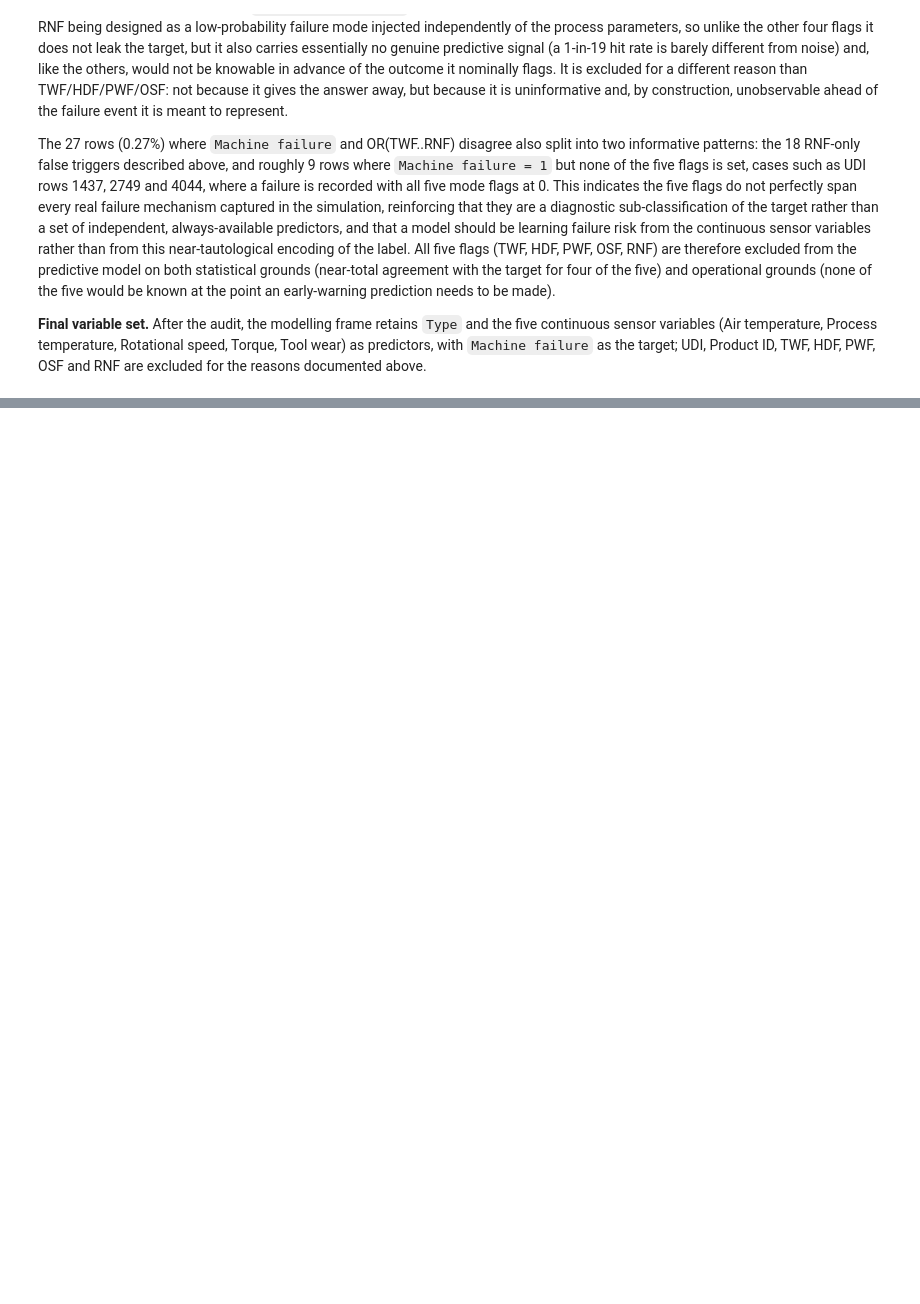
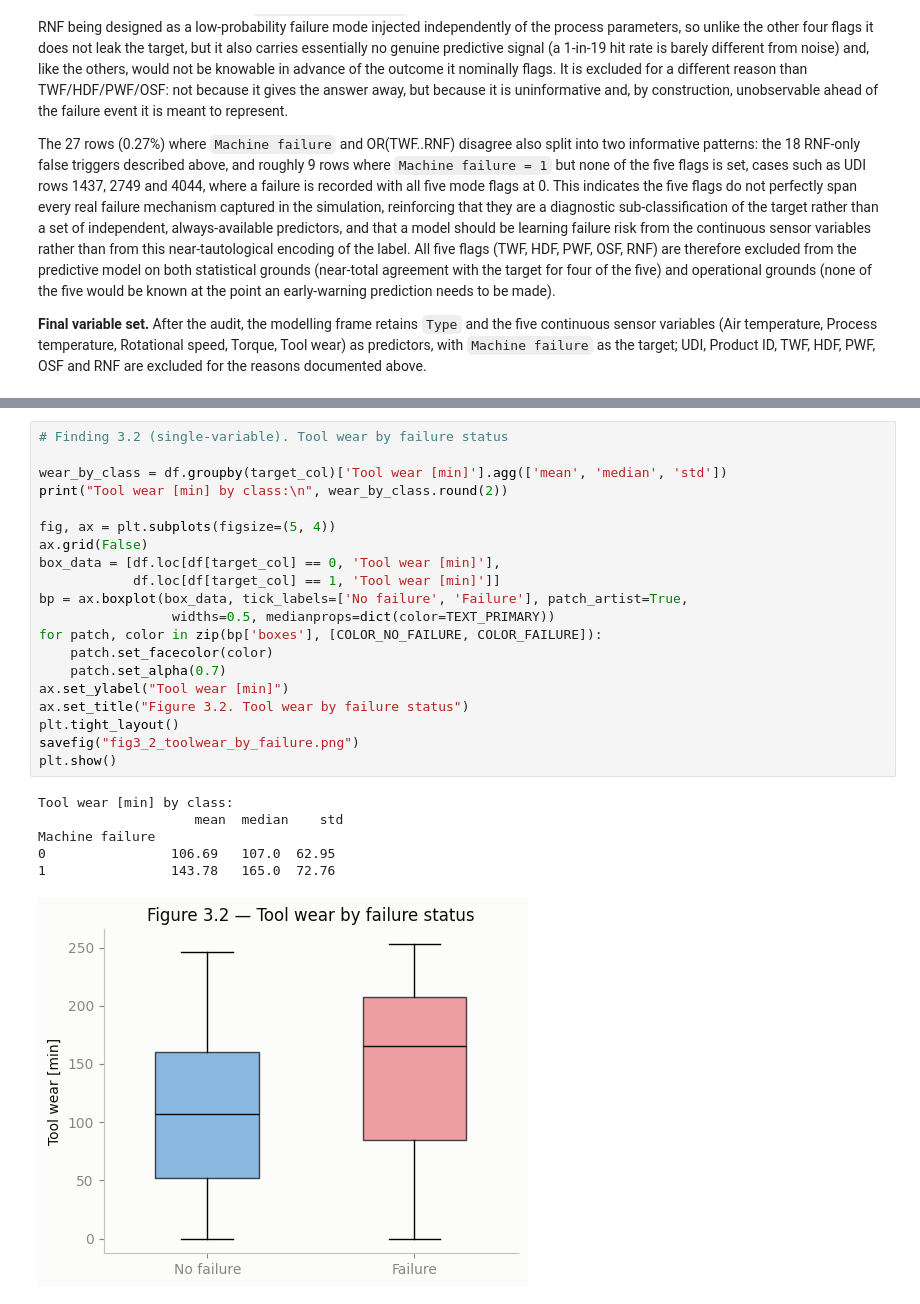
Before and after one commit to JoseAlberto88/Predictive-Maintenance-Dataset, a Jupyter notebook: Predictive_Maintenance_Dataset.ipynb, the cells around one changed output, grey strips where cells are left out. Drawn from its saved outputs; the diff is of its cells as text; blank space fills up the shorter version.

```diff
--- a/Predictive_Maintenance_Dataset.ipynb
+++ b/Predictive_Maintenance_Dataset.ipynb
@@ -313,0 +428,27 @@ The 27 rows (0.27%) where `Machine failure` and OR(TWF..RNF) disagree also split
+# %%
+# Finding 3.2 (single-variable). Tool wear by failure status
+
+wear_by_class = df.groupby(target_col)['Tool wear [min]'].agg(['mean', 'median', 'std'])
+print("Tool wear [min] by class:\n", wear_by_class.round(2))
+
+fig, ax = plt.subplots(figsize=(5, 4))
+ax.grid(False)
+box_data = [df.loc[df[target_col] == 0, 'Tool wear [min]'],
+            df.loc[df[target_col] == 1, 'Tool wear [min]']]
+bp = ax.boxplot(box_data, tick_labels=['No failure', 'Failure'], patch_artist=True,
+                 widths=0.5, medianprops=dict(color=TEXT_PRIMARY))
+for patch, color in zip(bp['boxes'], [COLOR_NO_FAILURE, COLOR_FAILURE]):
+    patch.set_facecolor(color)
+    patch.set_alpha(0.7)
+ax.set_ylabel("Tool wear [min]")
+ax.set_title("Figure 3.2. Tool wear by failure status")
+plt.tight_layout()
+savefig("fig3_2_toolwear_by_failure.png")
+plt.show()
+# %% [output]
+Tool wear [min] by class:
+                    mean  median    std
+Machine failure
+0                106.69   107.0  62.95
+1                143.78   165.0  72.76
+[figure, added]
```
Also changed, not shown: parts of 7 cells of this notebook.
